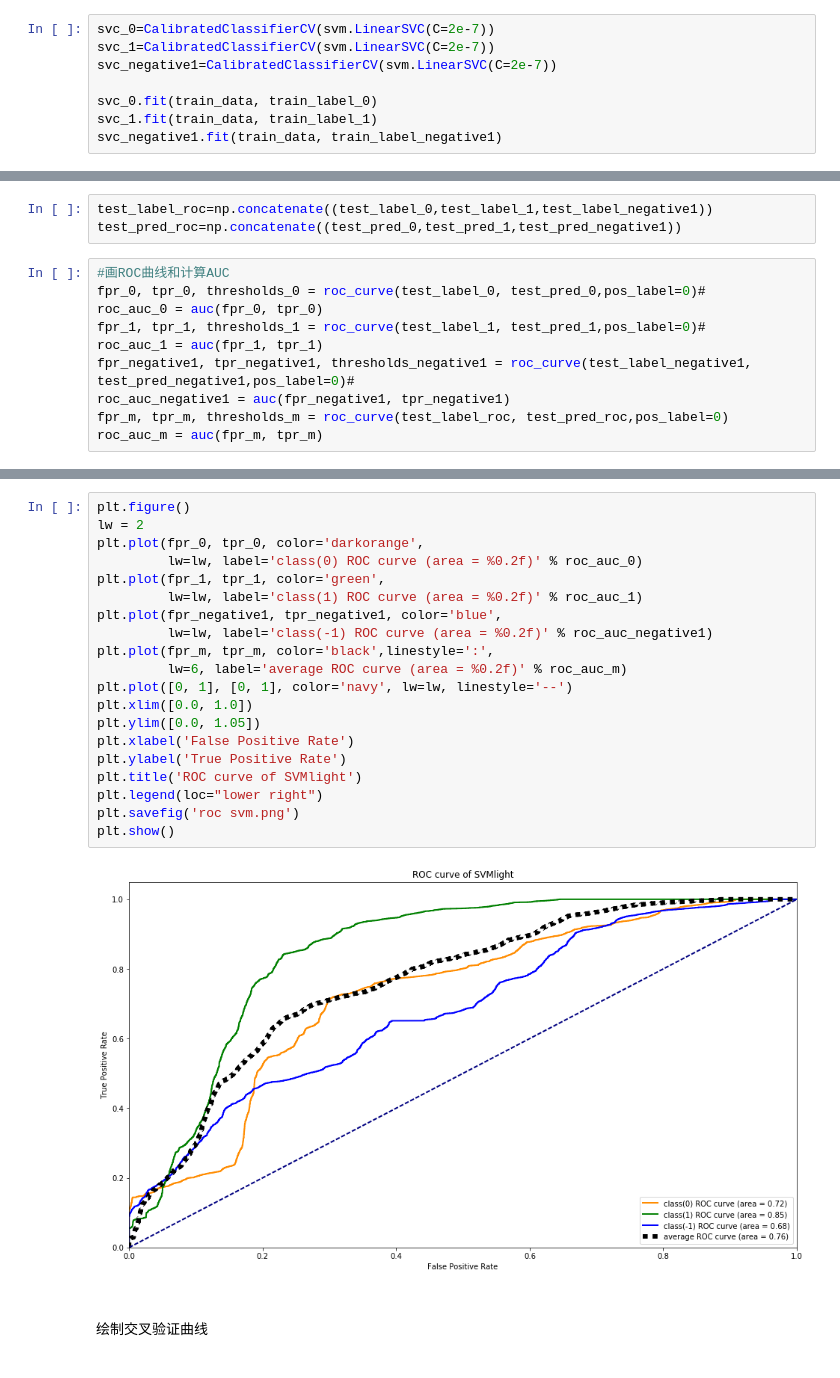
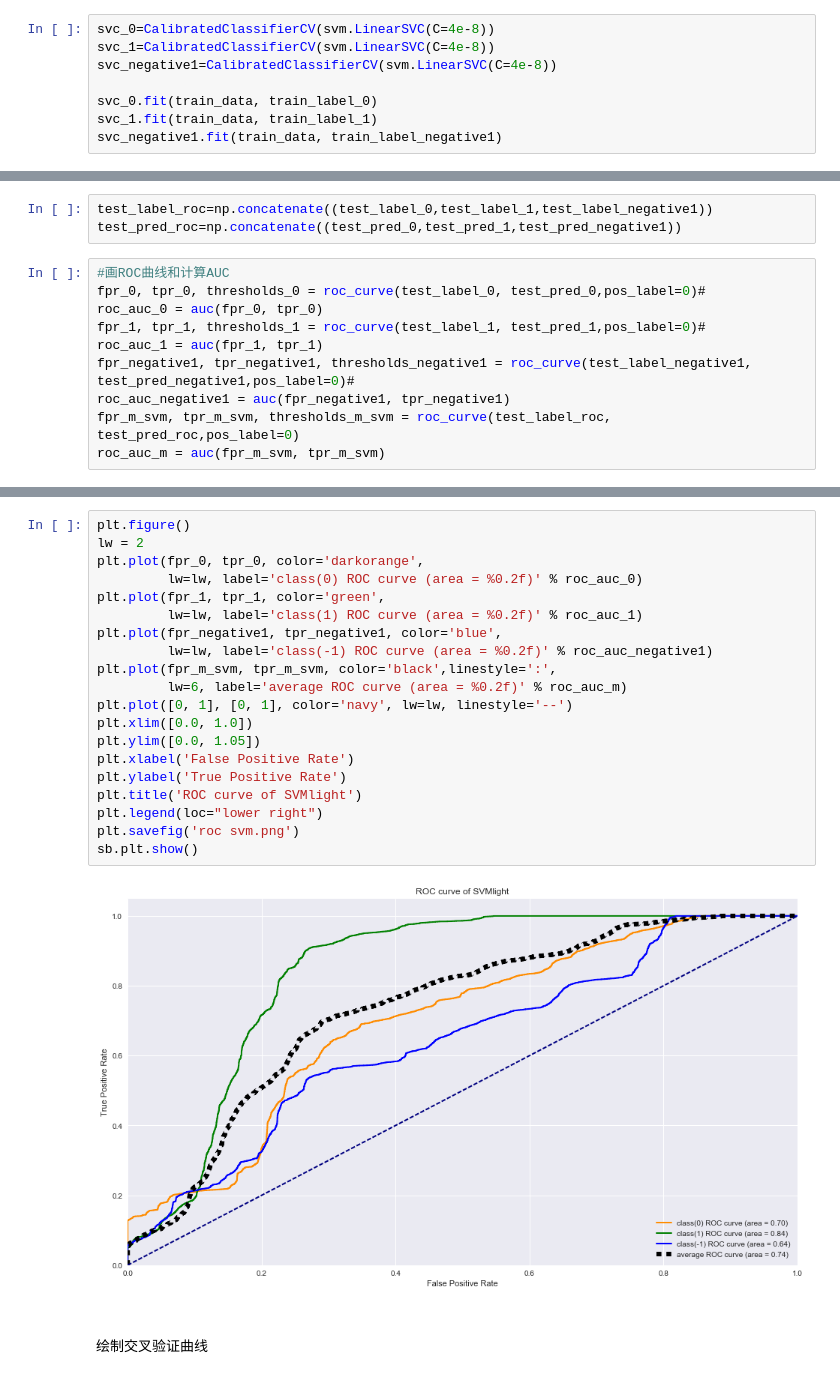
Before and after one commit to WangXuhongCN/Neural-Network-Theory-and-Applications-Homework-SJTU2018, a Jupyter notebook: Homework Assignment 2/homework2 problem1.ipynb, the cells around one changed output, grey strips where cells are left out. Cells and saved outputs as stored; diff of their text form.

```diff
--- a/Homework Assignment 2/homework2 problem1.ipynb
+++ b/Homework Assignment 2/homework2 problem1.ipynb
@@ -52,9 +52,9 @@ train_pred=[]
 test_pred_proba=[]
 train_pred_proba=[]
 # %%
-svc_0=CalibratedClassifierCV(svm.LinearSVC(C=2e-7))
-svc_1=CalibratedClassifierCV(svm.LinearSVC(C=2e-7))
-svc_negative1=CalibratedClassifierCV(svm.LinearSVC(C=2e-7))
+svc_0=CalibratedClassifierCV(svm.LinearSVC(C=4e-8))
+svc_1=CalibratedClassifierCV(svm.LinearSVC(C=4e-8))
+svc_negative1=CalibratedClassifierCV(svm.LinearSVC(C=4e-8))
 
 svc_0.fit(train_data, train_label_0)
 svc_1.fit(train_data, train_label_1)
@@ -131,5 +131,5 @@ fpr_1, tpr_1, thresholds_1 = roc_curve(test_label_1, test_pred_1,pos_label=0)#
 roc_auc_1 = auc(fpr_1, tpr_1)
 fpr_negative1, tpr_negative1, thresholds_negative1 = roc_curve(test_label_negative1, test_pred_negative1,pos_label=0)#
 roc_auc_negative1 = auc(fpr_negative1, tpr_negative1)
-fpr_m, tpr_m, thresholds_m = roc_curve(test_label_roc, test_pred_roc,pos_label=0)
-roc_auc_m = auc(fpr_m, tpr_m)
+fpr_m_svm, tpr_m_svm, thresholds_m_svm = roc_curve(test_label_roc, test_pred_roc,pos_label=0)
+roc_auc_m = auc(fpr_m_svm, tpr_m_svm)
@@ -136,25 +142,25 @@ roc_auc_m = auc(fpr_m, tpr_m)
 # %%
 plt.figure()
 lw = 2
 plt.plot(fpr_0, tpr_0, color='darkorange',
          lw=lw, label='class(0) ROC curve (area = %0.2f)' % roc_auc_0)
 plt.plot(fpr_1, tpr_1, color='green',
          lw=lw, label='class(1) ROC curve (area = %0.2f)' % roc_auc_1)
 plt.plot(fpr_negative1, tpr_negative1, color='blue',
          lw=lw, label='class(-1) ROC curve (area = %0.2f)' % roc_auc_negative1)
-plt.plot(fpr_m, tpr_m, color='black',linestyle=':',
+plt.plot(fpr_m_svm, tpr_m_svm, color='black',linestyle=':',
          lw=6, label='average ROC curve (area = %0.2f)' % roc_auc_m)
 plt.plot([0, 1], [0, 1], color='navy', lw=lw, linestyle='--')
 plt.xlim([0.0, 1.0])
 plt.ylim([0.0, 1.05])
 plt.xlabel('False Positive Rate')
 plt.ylabel('True Positive Rate')
 plt.title('ROC curve of SVMlight')
 plt.legend(loc="lower right")
 plt.savefig('roc svm.png')
-plt.show()
+sb.plt.show()
 # %% [output]
-[figure, old version]
+[figure, new version]
 # %% [markdown]
 ##
 绘制交叉验证曲线
```
Also changed, not shown: parts of 8 cells of this notebook, 7 other files.
